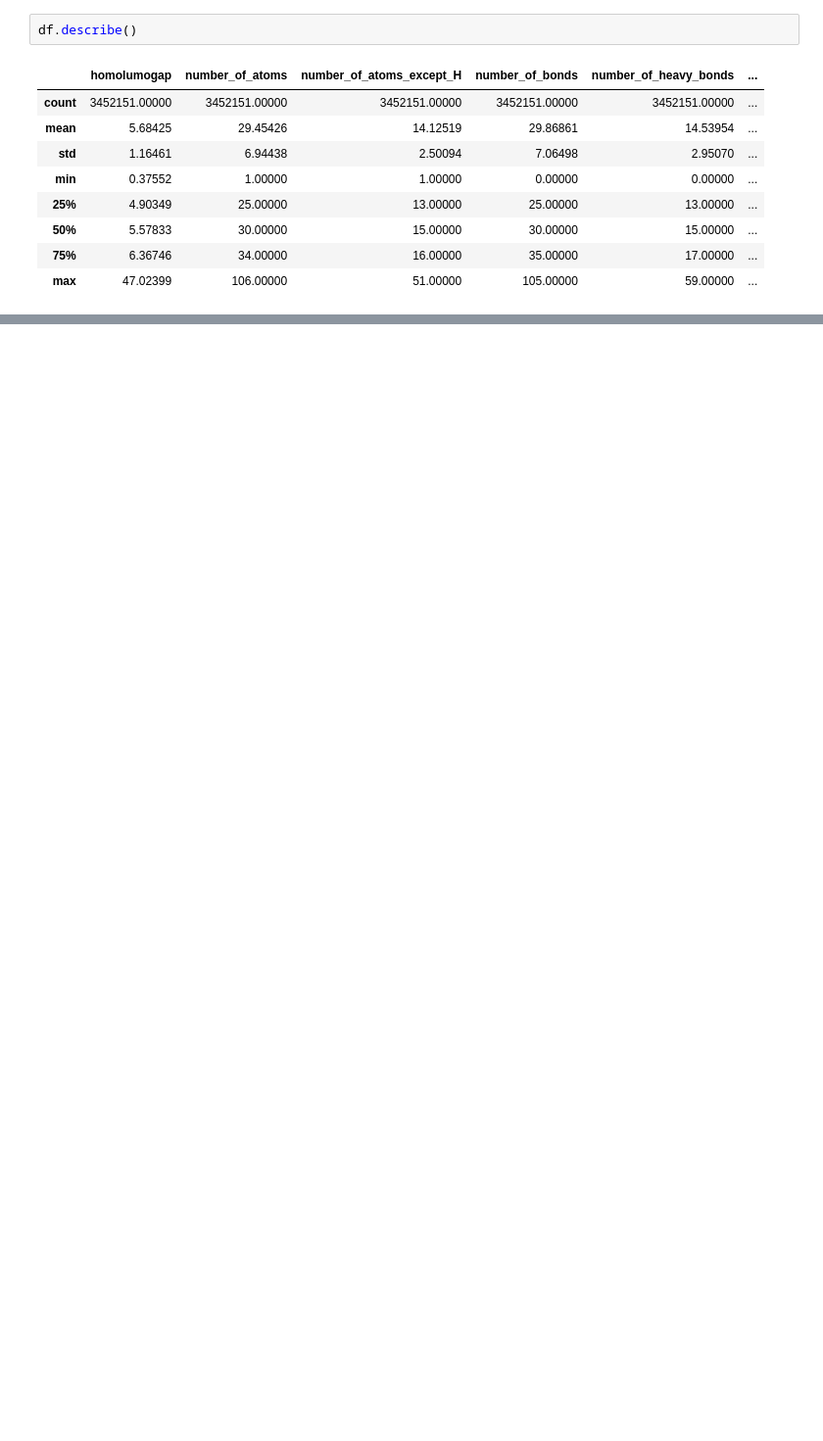
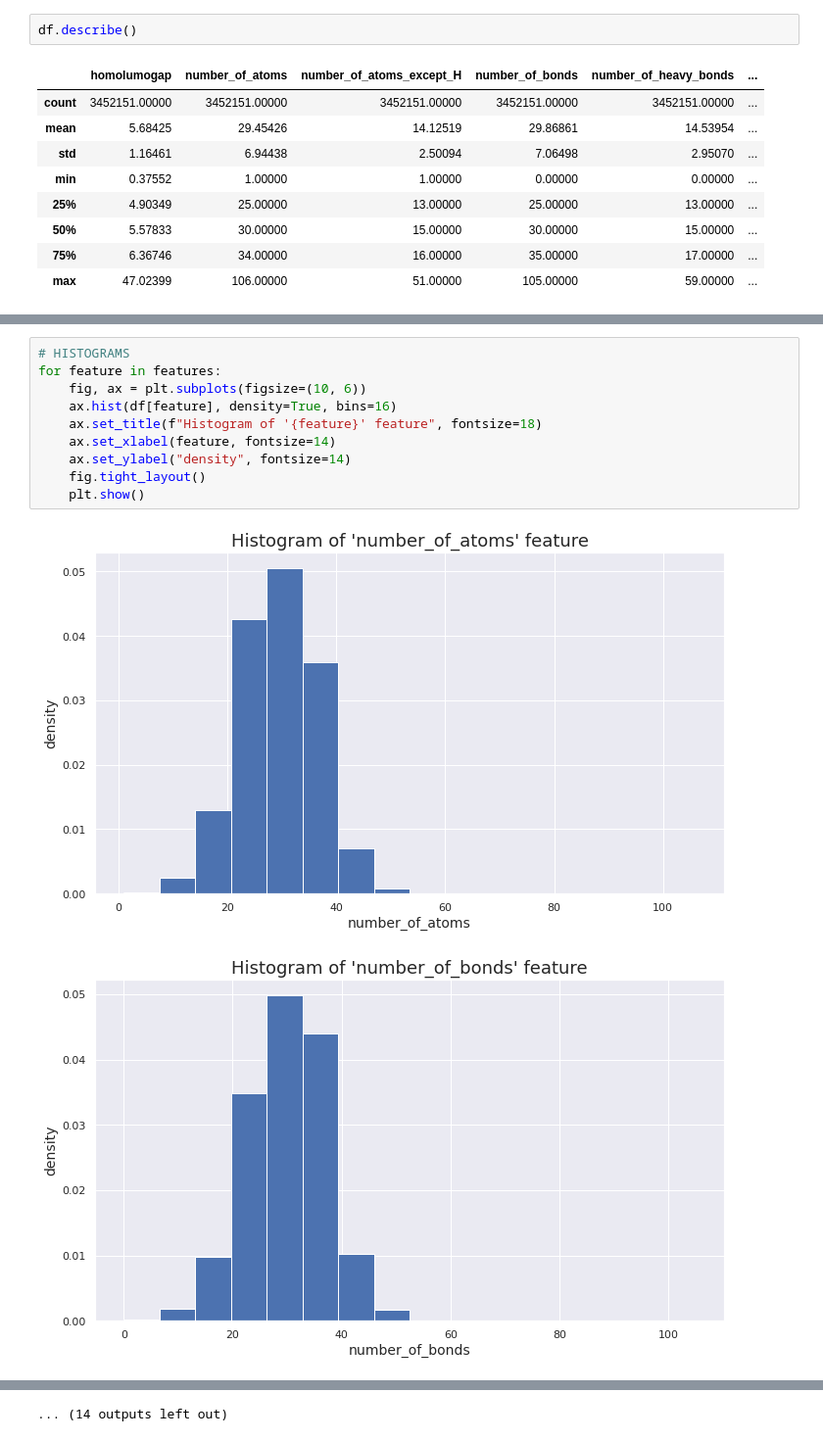
Before and after one commit to henchaves/coc361-ic, a Jupyter notebook: notebooks/03 - Exploratory Data Analysis.ipynb, the cells around one changed output, grey strips where cells are left out. Shown at 98% size. Cells and saved outputs as stored; diff of their text form; blank space fills up the shorter version.

```diff
--- a/notebooks/03 - Exploratory Data Analysis.ipynb
+++ b/notebooks/03 - Exploratory Data Analysis.ipynb
@@ -69,0 +188,13 @@ df = df.drop("number_of_conformations", axis=1)
+# %%
+# HISTOGRAMS
+for feature in features:
+    fig, ax = plt.subplots(figsize=(10, 6))
+    ax.hist(df[feature], density=True, bins=16)
+    ax.set_title(f"Histogram of '{feature}' feature", fontsize=18)
+    ax.set_xlabel(feature, fontsize=14)
+    ax.set_ylabel("density", fontsize=14)
+    fig.tight_layout()
+    plt.show()
+# %% [output]
+[figure, added]
+[figure, added]
@@ -69,0 +211 @@ df = df.drop("number_of_conformations", axis=1)
+... (14 outputs left out)
```
Also changed, not shown: parts of 18 cells of this notebook.
